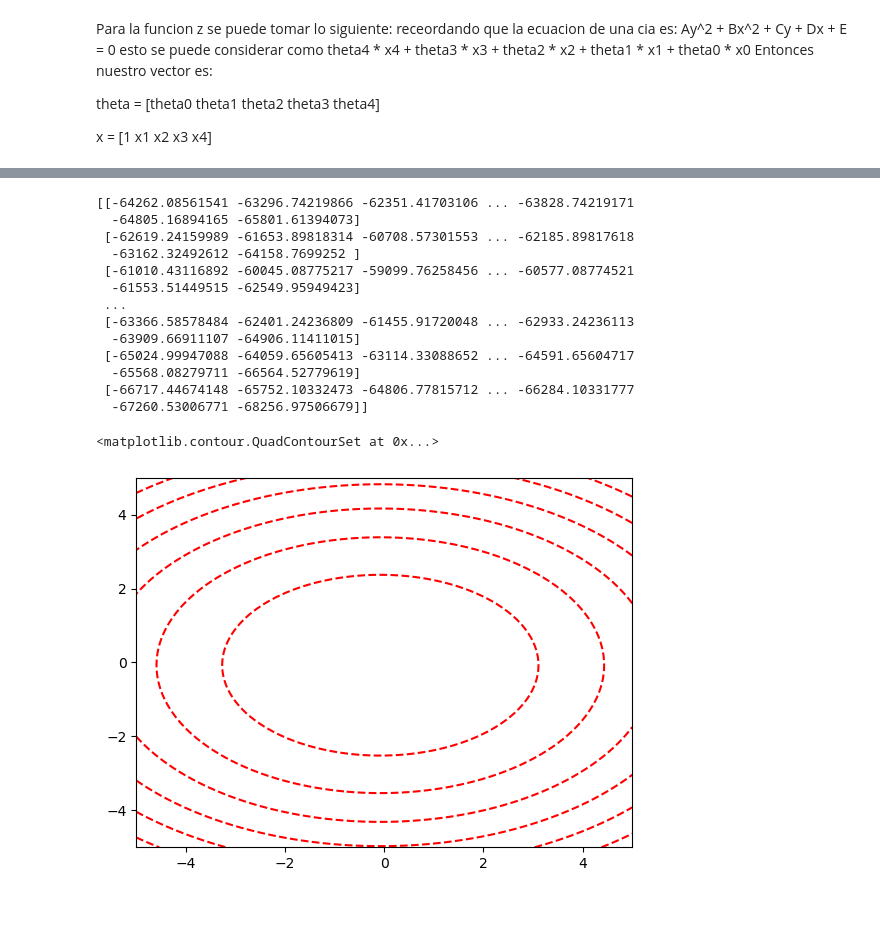
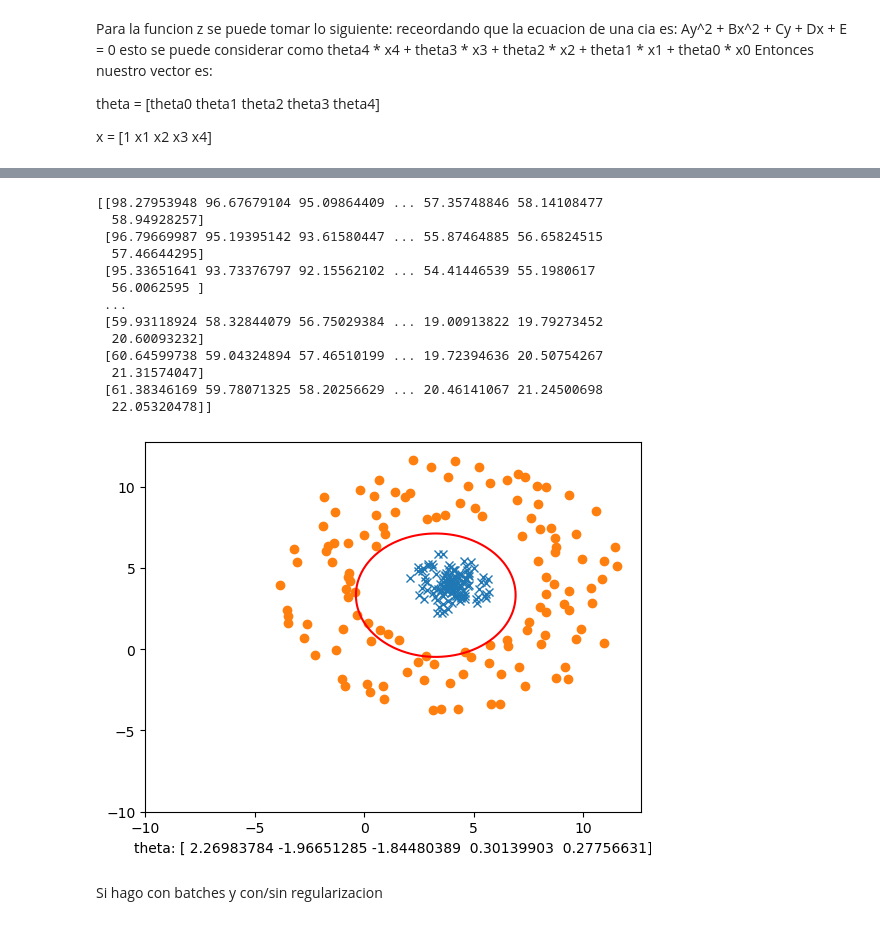
Before and after one commit to guanarp/IA2023, a Jupyter notebook: circulosLR.ipynb, the cells around one changed output, grey strips where cells are left out. Drawn from its saved outputs; the diff is of its cells as text; code cells hidden in the pictures.

```diff
--- a/circulosLR.ipynb
+++ b/circulosLR.ipynb
@@ -181,0 +215,28 @@ plt.plot(est)
+# %%
+max_iter = 10000
+m = (X.shape[0])
+#print(m)
+alpha = 0.01
+theta = np.array(np.random.rand(5,))
+cost = []
+lambd = 0.7
+b = 0
+for iter in range(max_iter):
+    Z = np.dot(theta, np.transpose(X))
+    #Z = np.dot(X, theta)
+    #print(Z)
+    h = sigmoide(Z)
+    #print(h)
+    #J = np.sum((Y - h)**2) / (2*m)
+    #print(1/m * sum(-Y*np.log(h+0.00000001)) - sum((1-Y)*(np.log(1-h+0.00000001))))
+    #J.append(1/m * np.dot(-Y,np.log(h+0.00000001)) - np.dot((1-Y),(np.log(1-h+0.00000001))))
+    J = (-1/m * sum(Y*np.log(h+0.00000001)) + sum((1-Y)*(np.log(1-h+0.00000001))))
+    L2_regularization =  (np.sum(np.square(theta))) * (lambd / (2 * m))
+    cost.append(J + L2_regularization)
+    dj = (h-Y).dot(X)/m + lambd/m * theta
+    db = np.sum(np.array([h-y]))/m
+
+
+    #print(dj)
+    #print(np.sum(np.dot((y_data - h),x)))
+    theta -= alpha * dj
@@ -182,24 +253,31 @@ plt.plot(est)
 # %%
-fig, ax = plt.subplots()
-xb1 = np.linspace(-5.0, 5.0, 100)
-xb2 = np.linspace(-5.0, 5.0, 100)
+plt.plot(x_int, y_int, 'x')
+plt.plot(x_ext, y_ext, 'o')
+plt.xlabel(f"theta: {theta}")
+# create the figure
+
+xb1 = np.linspace(-10.0, 10.0, 100)
+xb2 = np.linspace(-10.0, 10.0, 100)
 Xb1, Xb2 = np.meshgrid(xb1,xb2)
 b = theta[0]+Xb1*theta[1]+Xb2*theta[2]+Xb1**2*theta[3]++Xb2**2*theta[4]
 print(b)
-ax.contour(Xb1,Xb2,b,colors='r')
+plt.contour(Xb1,Xb2,b,colors='r',levels=[0])
+
+
+#plt.plot(x,y)
+plt.show()
 # %% [output]
-[[-64262.08561541 -63296.74219866 -62351.41703106 ... -63828.74219171
-  -64805.16894165 -65801.61394073]
- [-62619.24159989 -61653.89818314 -60708.57301553 ... -62185.89817618
-  -63162.32492612 -64158.7699252 ]
- [-61010.43116892 -60045.08775217 -59099.76258456 ... -60577.08774521
-  -61553.51449515 -62549.95949423]
+[[98.27953948 96.67679104 95.09864409 ... 57.35748846 58.14108477
+  58.94928257]
+ [96.79669987 95.19395142 93.61580447 ... 55.87464885 56.65824515
+  57.46644295]
+ [95.33651641 93.73376797 92.15562102 ... 54.41446539 55.1980617
+  56.0062595 ]
  ...
- [-63366.58578484 -62401.24236809 -61455.91720048 ... -62933.24236113
-  -63909.66911107 -64906.11411015]
- [-65024.99947088 -64059.65605413 -63114.33088652 ... -64591.65604717
-  -65568.08279711 -66564.52779619]
- [-66717.44674148 -65752.10332473 -64806.77815712 ... -66284.10331777
-  -67260.53006771 -68256.97506679]]
+ [59.93118924 58.32844079 56.75029384 ... 19.00913822 19.79273452
+  20.60093232]
+ [60.64599738 59.04324894 57.46510199 ... 19.72394636 20.50754267
+  21.31574047]
+ [61.38346169 59.78071325 58.20256629 ... 20.46141067 21.24500698
+  22.05320478]]
-<matplotlib.contour.QuadContourSet at 0x...>
-[figure, old version]
+[figure, new version]
@@ -211,0 +284,2 @@ ax.contour(X,Y,est)
+# %% [markdown]
+Si hago con batches y  con/sin regularizacion
```
Also changed, not shown: parts of 24 cells of this notebook, 13 other files.
